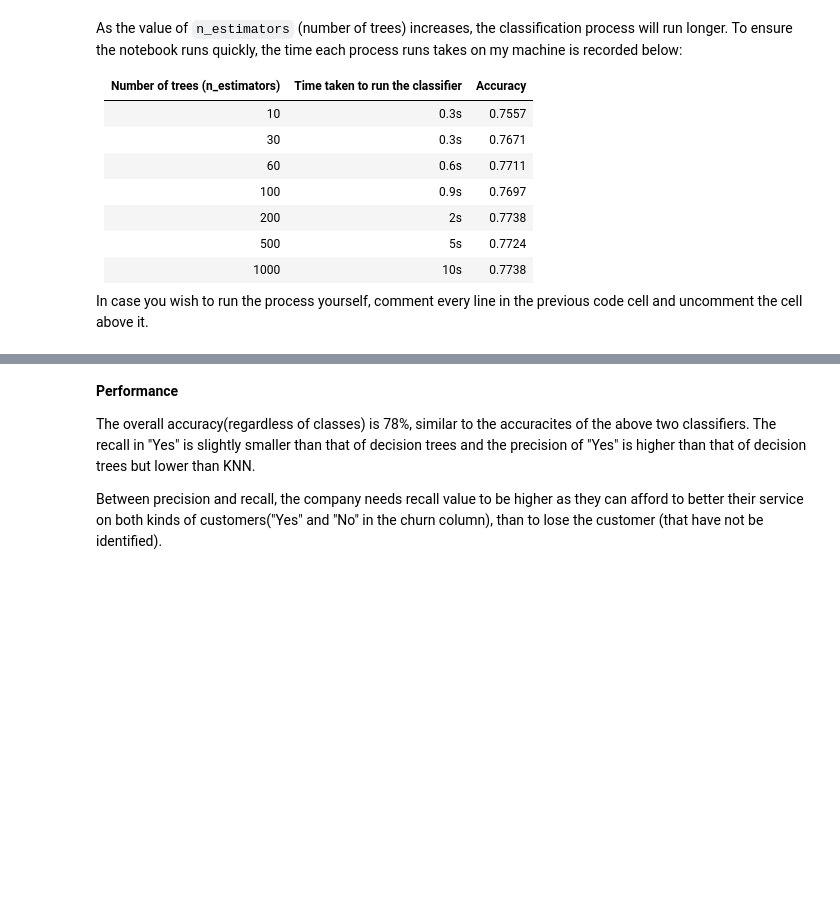
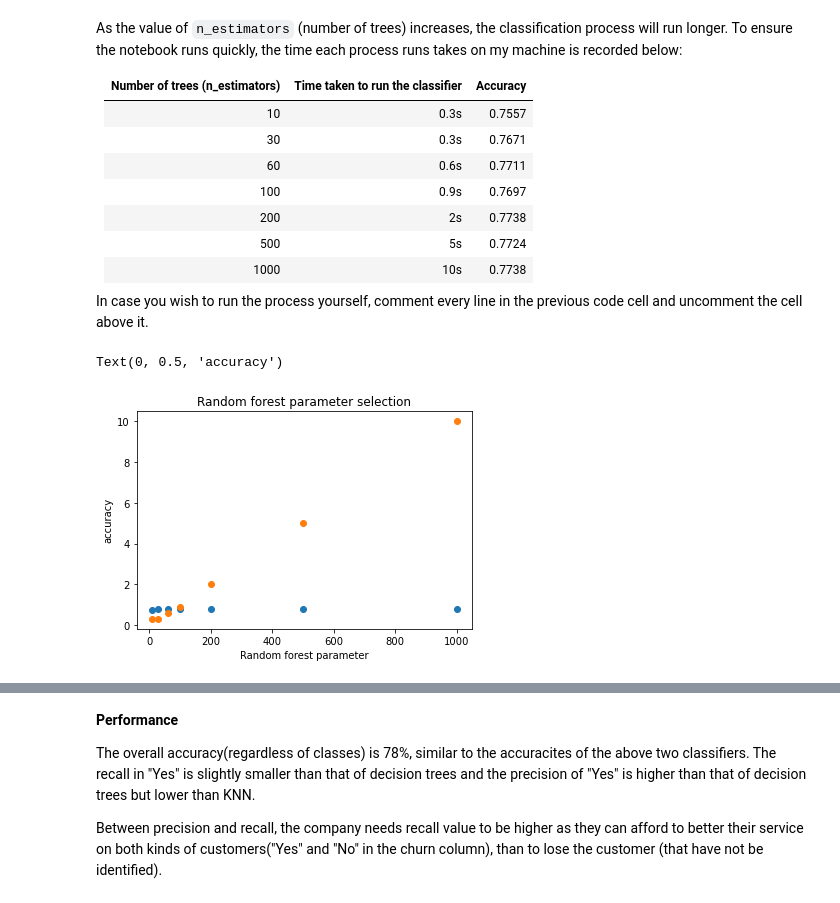
Before and after one commit to Tiana125/assessment_dsss2021, a Jupyter notebook: Untitled.ipynb, the cells around one changed output, grey strips where cells are left out. Cells and saved outputs as stored; diff of their text form; code cells hidden in the pictures; blank space fills up the shorter version.

```diff
--- a/Untitled.ipynb
+++ b/Untitled.ipynb
@@ -433,10 +418,14 @@ In case you wish to run the process yourself, comment every line in the previous
 # %%
 # results may be different across different runs
 rf_acc = [0.7557,0.7671,0.7711,0.7697,0.7738,0.7724,0.7738]
 rf_n = [10,30,60,100,200,500,1000]
-
+rf_time= [0.3,0.3,0.6,0.9,2,5,10]
 plt.scatter(rf_n, rf_acc)
+plt.scatter(rf_n, rf_time)
 plt.title("Random forest parameter selection")
 plt.xlabel("Random forest parameter")
 plt.ylabel("accuracy")
+# %% [output]
+Text(0, 0.5, 'accuracy')
+[figure, added]
 # %% [markdown]
```
Also changed, not shown: parts of 26 cells of this notebook.
